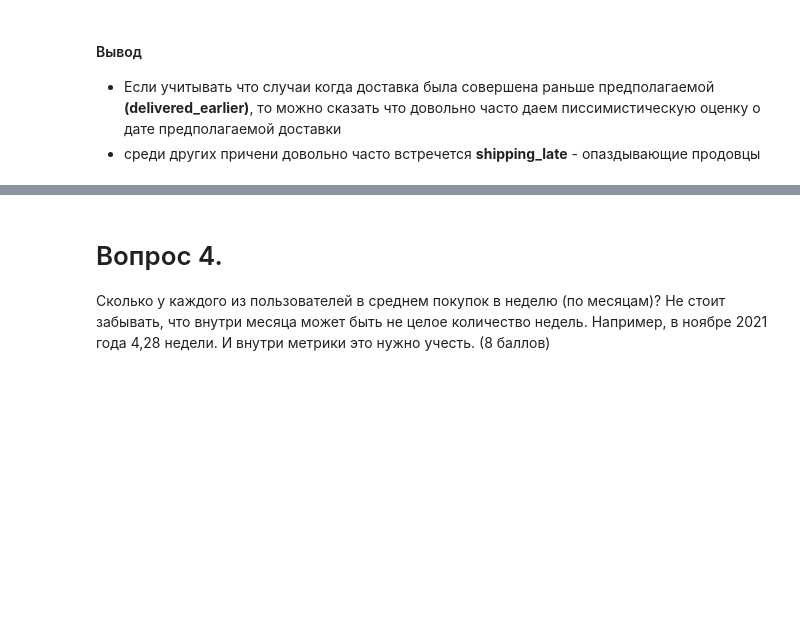
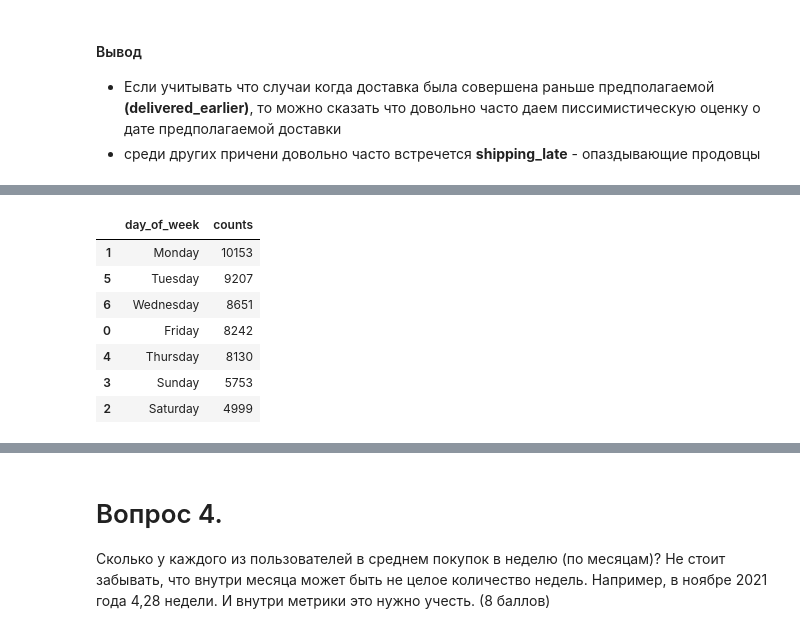
Before and after one commit to PavelSyr/da_karpov.cources_first.project, a Jupyter notebook: pavel_syrnev_15.04_p-syrnev/variant1/e-commerce.ipynb, the cells around one changed output, grey strips where cells are left out. Cells and saved outputs as stored; diff of their text form; code cells hidden in the pictures; blank space fills up the shorter version.

```diff
--- a/pavel_syrnev_15.04_p-syrnev/variant1/e-commerce.ipynb
+++ b/pavel_syrnev_15.04_p-syrnev/variant1/e-commerce.ipynb
@@ -485,0 +525,15 @@ TBD
+# %%
+df_dist = df_max_purchases_a_day.groupby(by='day_of_week', as_index=False) \
+    .agg({'counts':'sum'}) \
+    .sort_values('counts', ascending=False)
+
+df_dist
+# %% [output]
+|  | day_of_week | counts |
+| 1 | Monday | 10153 |
+| 5 | Tuesday | 9207 |
+| 6 | Wednesday | 8651 |
+| 0 | Friday | 8242 |
+| 4 | Thursday | 8130 |
+| 3 | Sunday | 5753 |
+| 2 | Saturday | 4999 |
```
Also changed, not shown: parts of 8 cells of this notebook.
